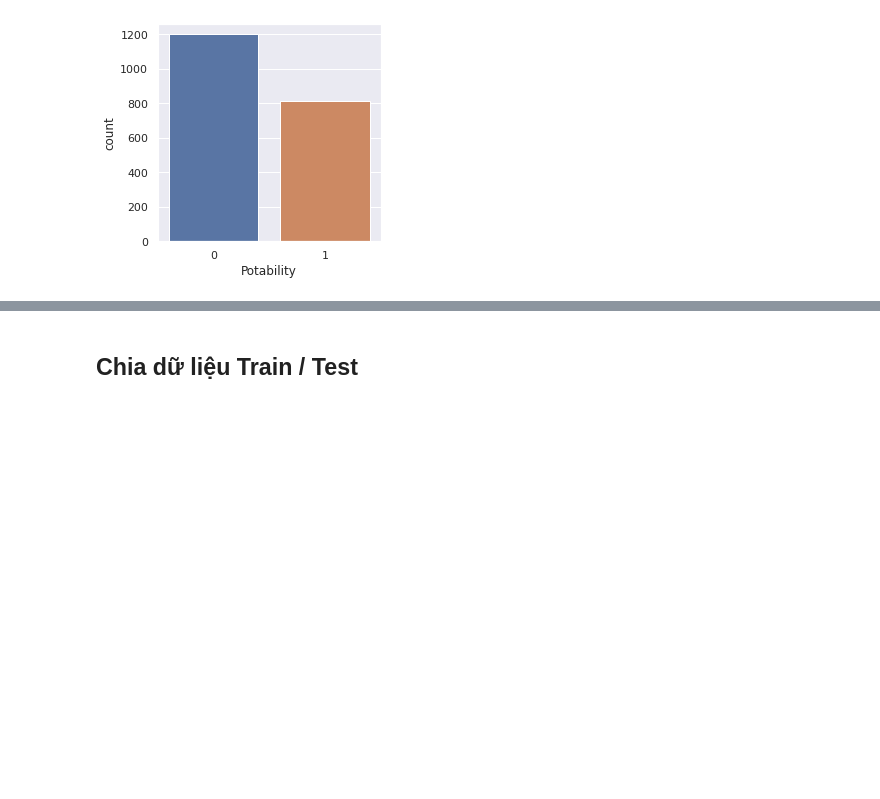
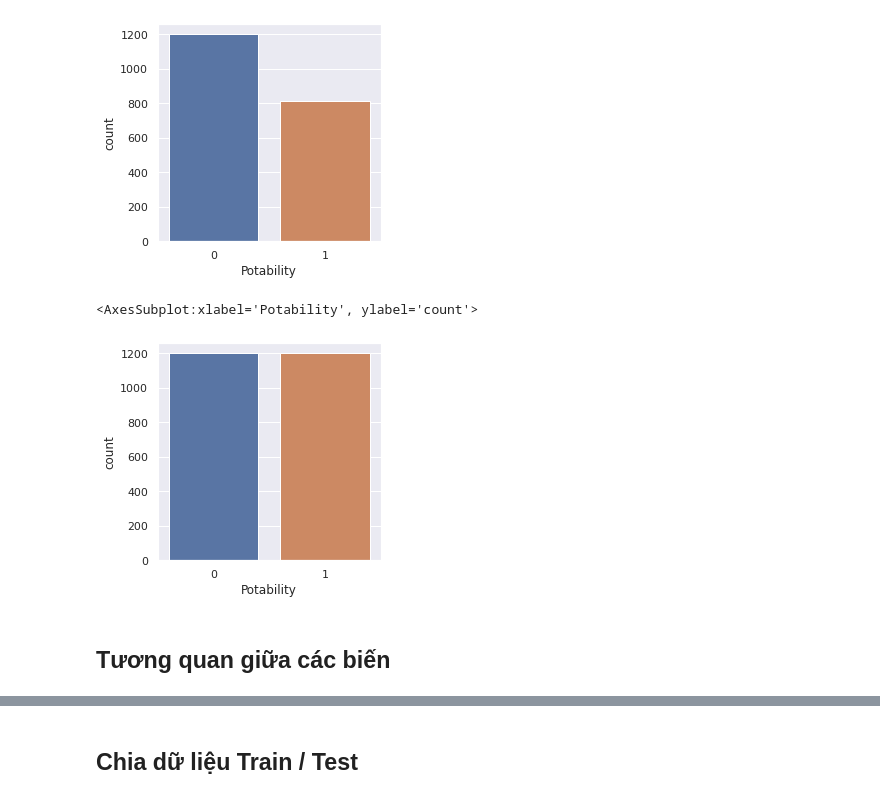
Before and after one commit to phuocleoceo/water-potability, a Jupyter notebook: main.ipynb, the cells around one changed output, grey strips where cells are left out. Drawn from its saved outputs; the diff is of its cells as text; code cells hidden in the pictures; blank space fills up the shorter version.

```diff
--- a/main.ipynb
+++ b/main.ipynb
@@ -84,3 +84,20 @@ sns.countplot(data=dataset, x="Potability")
 # %% [output]
 <AxesSubplot:xlabel='Potability', ylabel='count'>
 [figure]
+# %%
+dirty_water = dataset[dataset["Potability"] == 0]
+clean_water = dataset[dataset["Potability"] == 1]
+# Resample lại tập clean_water sao cho số phần từ của nó bằng số phần tử tập dirty_water
+one_upsampled = resample(clean_water, replace=True, n_samples=len(dirty_water))
+# Nối tập vừa resample với tập dirty_water
+dataset = pd.concat([dirty_water, one_upsampled])
+# Xáo trộn ngẫu nhiên lại dataset
+dataset = shuffle(dataset)
+
+plt.figure(figsize=(4, 4))
+sns.countplot(data=dataset, x="Potability")
+# %% [output]
+<AxesSubplot:xlabel='Potability', ylabel='count'>
+[figure, added]
+# %% [markdown]
+## Tương quan giữa các biến
```
Also changed, not shown: parts of 27 cells of this notebook, 2 other files.
